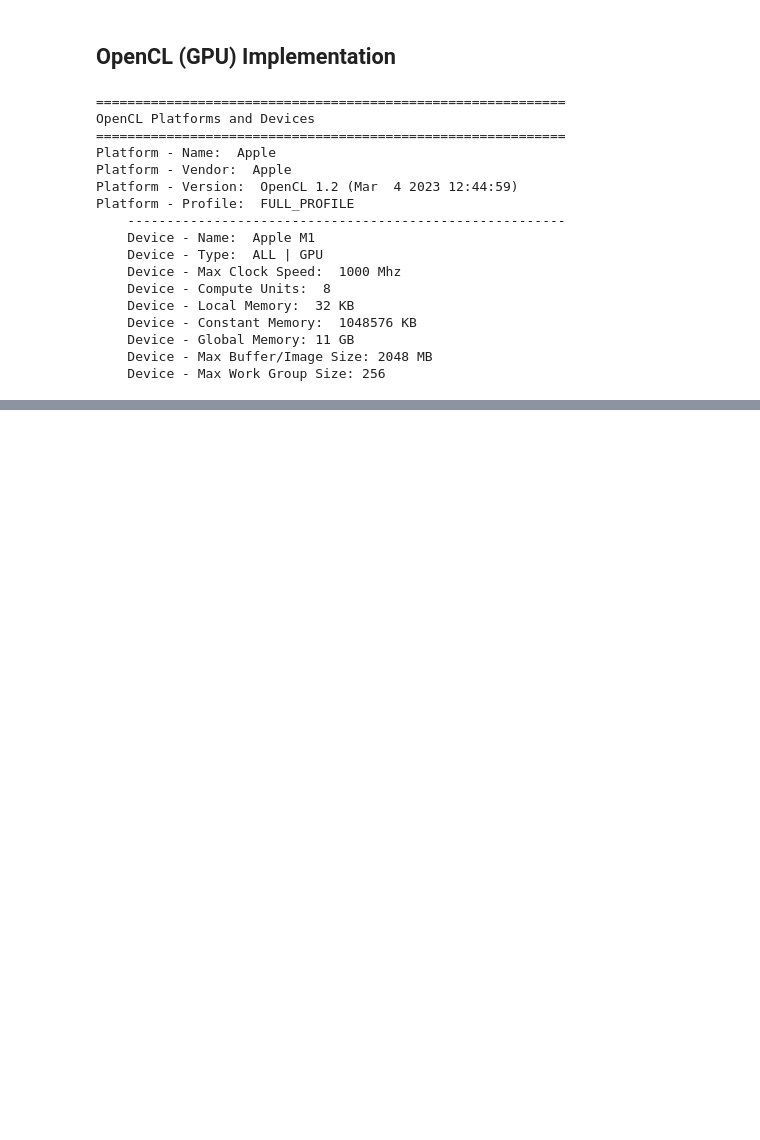
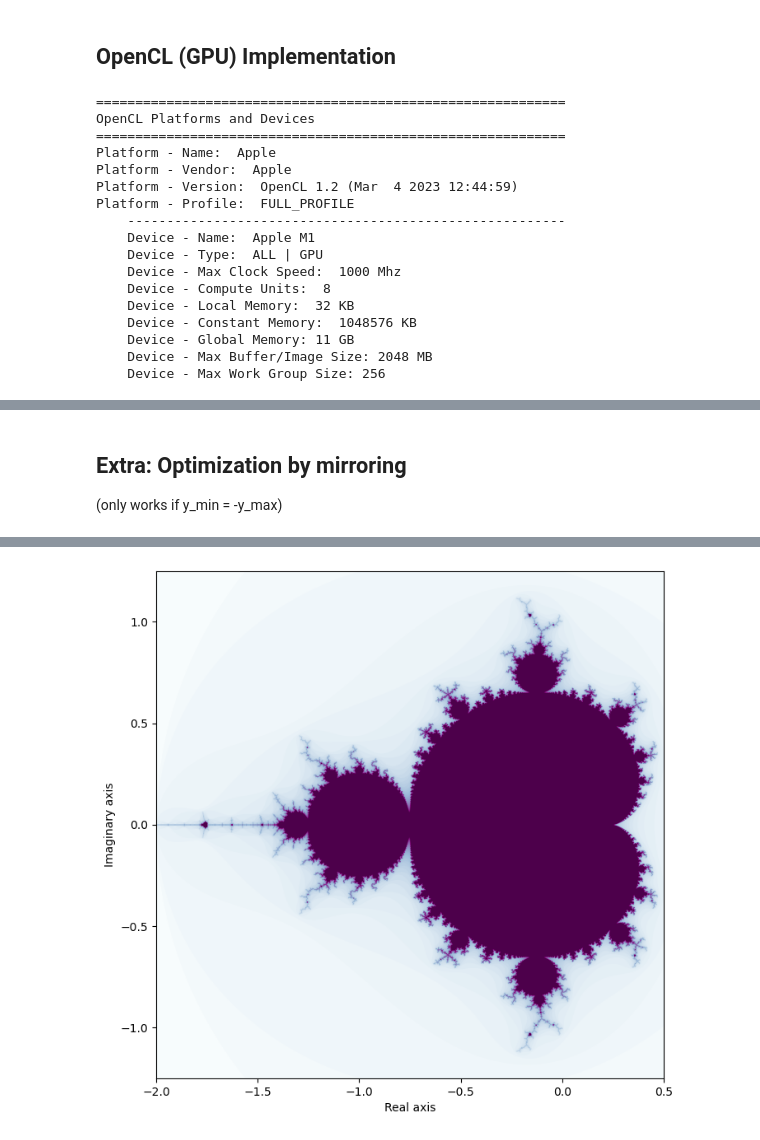
Before and after one commit to tallosim/aau-numerical-scientific-computing, a Jupyter notebook: mini-project/stage-3/mandelbrot-stage-3.ipynb, the cells around one changed output, grey strips where cells are left out. Drawn from its saved outputs; the diff is of its cells as text; code cells hidden in the pictures; blank space fills up the shorter version.

```diff
--- a/mini-project/stage-3/mandelbrot-stage-3.ipynb
+++ b/mini-project/stage-3/mandelbrot-stage-3.ipynb
@@ -41,7 +41,12 @@ np.seterr(all='ignore')
 # %% [markdown]
 ### Madelbrot Set Ploting
 # %%
-def make_plot(M, cmap='hot', save=False, filename='mandelbrot.png'):
+def make_plot(M,
+              cmap='hot',
+              save=False,
+              filename='mandelbrot.png',
+              figsize=(8, 8),
+              extent=[X_MIN, X_MAX, Y_MIN, Y_MAX]):
     """
     Creates a plot of the Mandelbrot set from the input matrix M.
 
@@ -55,16 +60,20 @@ def make_plot(M, cmap='hot', save=False, filename='mandelbrot.png'):
         If True, saves the plot to a file with the given filename. Defaults to False.
     filename : str, optional
         The filename to save the plot to, if save is True. Defaults to 'mandelbrot.png'.
+    figsize : tuple of int, optional
+        The size of the figure to plot. Defaults to (10, 10).
+    extent : list of float, optional
+        The extent of the plot. Defaults to [X_MIN, X_MAX, Y_MIN, Y_MAX].
 
     Returns:
     --------
     None
     """
 
-    plt.figure()
+    plt.figure(figsize=figsize)
     plt.xlabel('Real axis')
     plt.ylabel('Imaginary axis')
-    plt.imshow(M, cmap=cmap, aspect='equal', extent=[X_MIN, X_MAX, Y_MIN, Y_MAX])
+    plt.imshow(M, cmap=cmap, aspect='equal', extent=extent)
 
     if save:
         plt.savefig(filename, dpi=600, bbox_inches='tight', pad_inches=0)
@@ -469,0 +662,18 @@ make_plot(M)
+# %% [markdown]
+## Extra: Optimization by mirroring
+
+(only works if y_min = -y_max)
+# %%
+re = np.linspace(X_MIN, X_MAX, X_RES)
+im = np.linspace(Y_MIN, 0, Y_RES // 2)
+M_a = np.zeros((Y_RES // 2, X_RES))
+
+time_start = time.time()
+mandelbrot_opencl(re, im, M_a, I, T)
+M_b = np.flipud(M_a)
+M = np.vstack((M_a, M_b))
+time_delta = time.time() - time_start
+
+print(f'Time elapsed: {time_delta:.2f} s')
+make_plot(M, cmap='BuPu')
+# %% [output]
@@ -469,0 +681 @@ make_plot(M)
+[figure, added]
```
Also changed, not shown: parts of 21 cells of this notebook, 2 other files.
